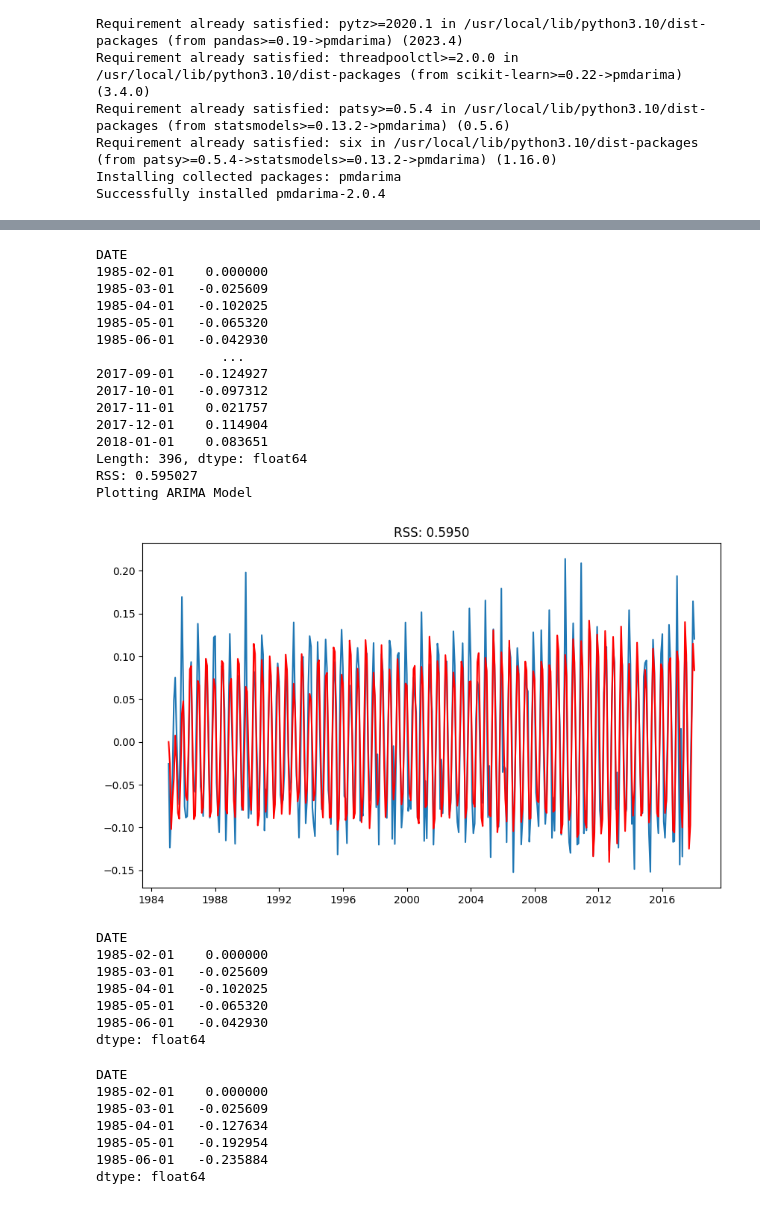
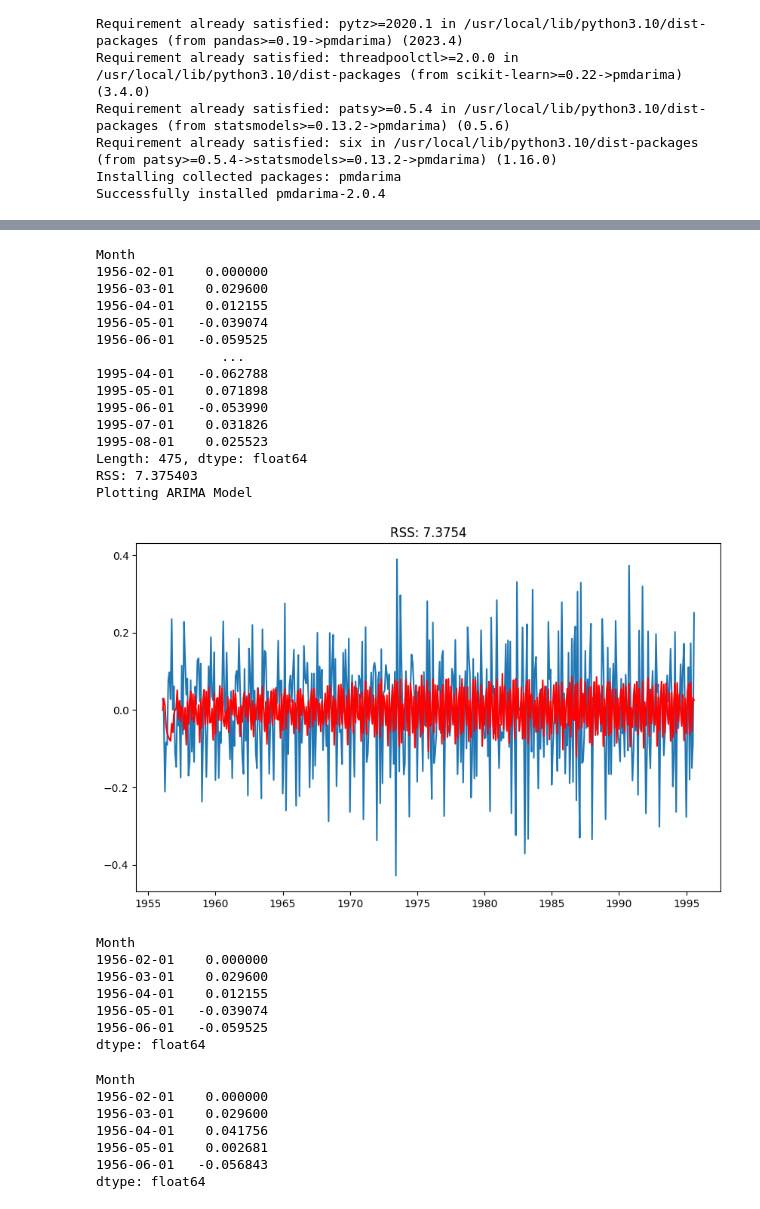
Before and after one commit to vedantrk/DAV-SEM6, a Jupyter notebook: DAV_EXP4,5,6.ipynb, the cells around one changed output, grey strips where cells are left out. Saved outputs shown, nothing was run; the diff lists cells and outputs as text; code cells hidden in the pictures.

```diff
--- a/DAV_EXP4,5,6.ipynb
+++ b/DAV_EXP4,5,6.ipynb
@@ -12,7 +12,7 @@ from matplotlib.pylab import rcParams
 from datetime import datetime
 rcParams['figure.figsize']=10,6
 # %%
-dataset = pd.read_csv("/content/Electric_Production.csv")
+dataset = pd.read_csv("/content/monthly-beer-production-in-austr.csv")
 
 dataset.head()
 # %% [output]
@@ -25,6 +25,6 @@ dataset.head()
 # %%
-dataset['DATE'] = pd.to_datetime(dataset['DATE'], infer_datetime_format=True)
-indexedDataset = dataset.set_index(['DATE'])
+dataset['Month'] = pd.to_datetime(dataset['Month'], infer_datetime_format=True)
+indexedDataset = dataset.set_index(['Month'])
 # %%
 indexedDataset.head(5)
 # %% [output]
@@ -615,52 +626,52 @@ Plotting ARIMA Model
 # %%
 from statsmodels.tsa.arima.model import ARIMA
 # ARIMA Model with
 model_3 = ARIMA(datasetLogDiffShifting, order=(4,1,3))
 results_ARIMA = model_3.fit()
 print(results_ARIMA.fittedvalues)
-print('RSS: %f' % sum((results_ARIMA.fittedvalues-datasetLogDiffShifting['Value'])**2))
+print('RSS: %f' % sum((results_ARIMA.fittedvalues-datasetLogDiffShifting['Monthly beer production'])**2))
 plt.plot(datasetLogDiffShifting)
 plt.plot(results_ARIMA.fittedvalues, color='red')
-plt.title('RSS: %.4f' % sum((results_ARIMA.fittedvalues-datasetLogDiffShifting['Value'])**2))
+plt.title('RSS: %.4f' % sum((results_ARIMA.fittedvalues-datasetLogDiffShifting['Monthly beer production'])**2))
 print("Plotting ARIMA Model")
 # %% [output]
-DATE
-1985-02-01    0.000000
-1985-03-01   -0.025609
-1985-04-01   -0.102025
-1985-05-01   -0.065320
-1985-06-01   -0.042930
+Month
+1956-02-01    0.000000
+1956-03-01    0.029600
+1956-04-01    0.012155
+1956-05-01   -0.039074
+1956-06-01   -0.059525
                 ...
-2017-09-01   -0.124927
-2017-10-01   -0.097312
-2017-11-01    0.021757
-2017-12-01    0.114904
-2018-01-01    0.083651
-Length: 396, dtype: float64
-RSS: 0.595027
+1995-04-01   -0.062788
+1995-05-01    0.071898
+1995-06-01   -0.053990
+1995-07-01    0.031826
+1995-08-01    0.025523
+Length: 475, dtype: float64
+RSS: 7.375403
 Plotting ARIMA Model
-[figure, old version]
+[figure, new version]
 # %%
 predictions_ARIMA_diff = pd.Series(results_ARIMA.fittedvalues,copy=True)
 print(predictions_ARIMA_diff.head())
 # %% [output]
-DATE
-1985-02-01    0.000000
-1985-03-01   -0.025609
-1985-04-01   -0.102025
-1985-05-01   -0.065320
-1985-06-01   -0.042930
+Month
+1956-02-01    0.000000
+1956-03-01    0.029600
+1956-04-01    0.012155
+1956-05-01   -0.039074
+1956-06-01   -0.059525
 dtype: float64
 # %%
 #Convert to Cummulative Sum
 predictions_ARIMA_diff_cumsum = predictions_ARIMA_diff.cumsum()
 print(predictions_ARIMA_diff_cumsum.head())
 # %% [output]
-DATE
-1985-02-01    0.000000
-1985-03-01   -0.025609
-1985-04-01   -0.127634
-1985-05-01   -0.192954
-1985-06-01   -0.235884
+Month
+1956-02-01    0.000000
+1956-03-01    0.029600
+1956-04-01    0.041756
+1956-05-01    0.002681
+1956-06-01   -0.056843
 dtype: float64
 # %%
```
Also changed, not shown: parts of 40 cells of this notebook.
